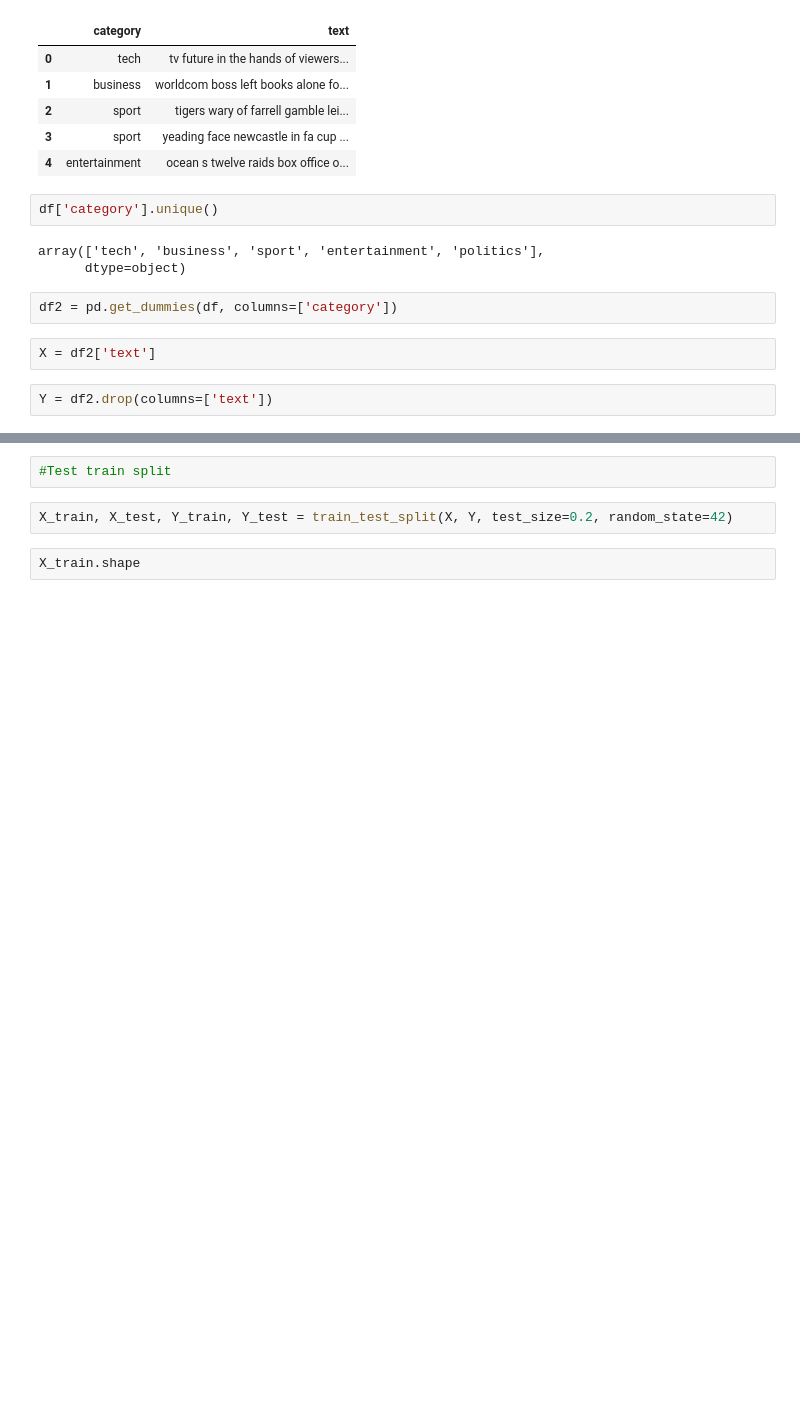
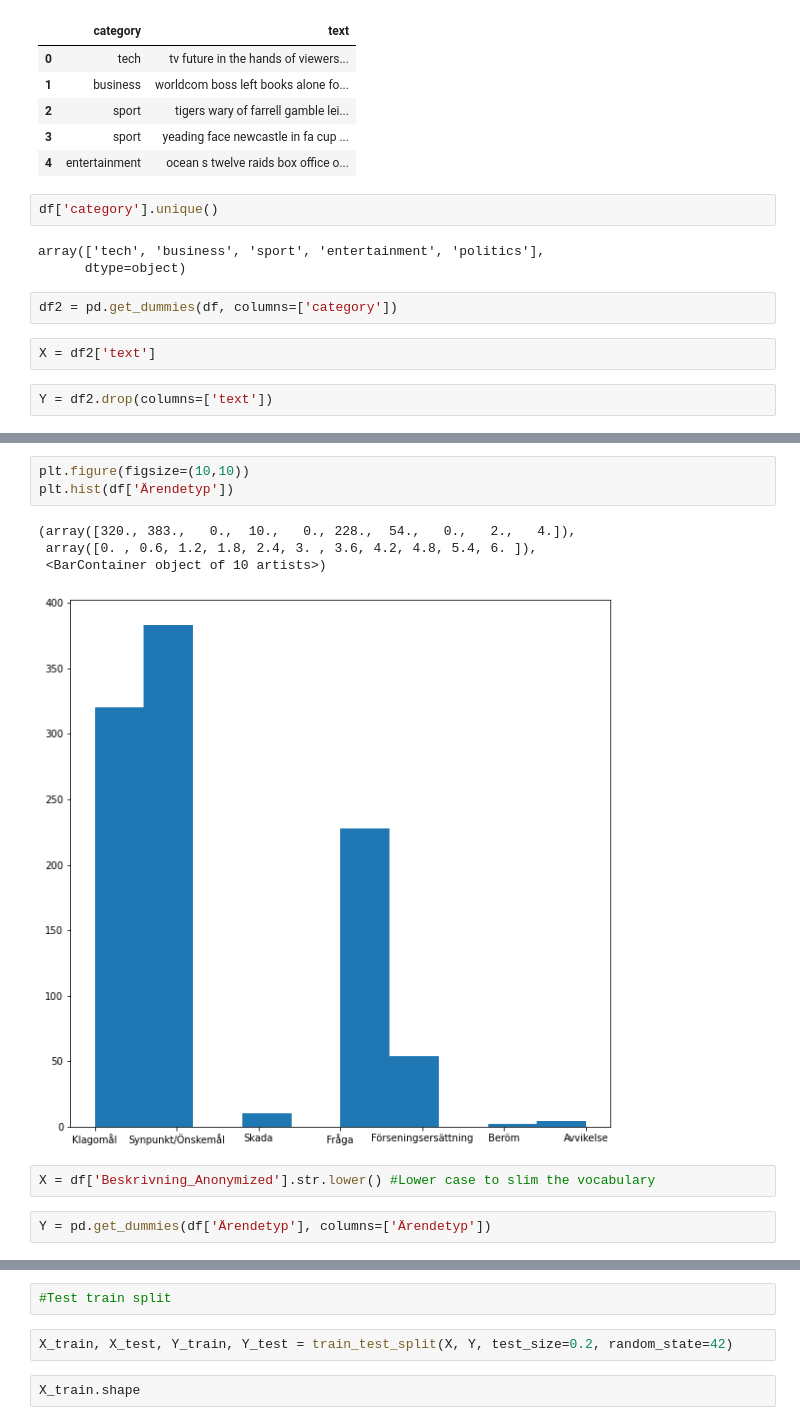
Before and after one commit to cerionXLII/NLP_BERT, a Jupyter notebook: src/Bert.ipynb, the cells around one changed output, grey strips where cells are left out. Saved outputs shown, nothing was run; the diff lists cells and outputs as text; blank space fills up the shorter version.

```diff
--- a/src/Bert.ipynb
+++ b/src/Bert.ipynb
@@ -108,3 +136,15 @@ Y = df2.drop(columns=['text'])
+# %%
+plt.figure(figsize=(10,10))
+plt.hist(df['Ärendetyp'])
+# %% [output]
+(array([320., 383.,   0.,  10.,   0., 228.,  54.,   0.,   2.,   4.]),
+ array([0. , 0.6, 1.2, 1.8, 2.4, 3. , 3.6, 4.2, 4.8, 5.4, 6. ]),
+ <BarContainer object of 10 artists>)
+[figure, added]
+# %%
+X = df['Beskrivning_Anonymized'].str.lower() #Lower case to slim the vocabulary
+# %%
+Y = pd.get_dummies(df['Ärendetyp'], columns=['Ärendetyp'])
 # %%
 X.head()
 # %% [output]
```
Also changed, not shown: parts of 54 cells of this notebook.
